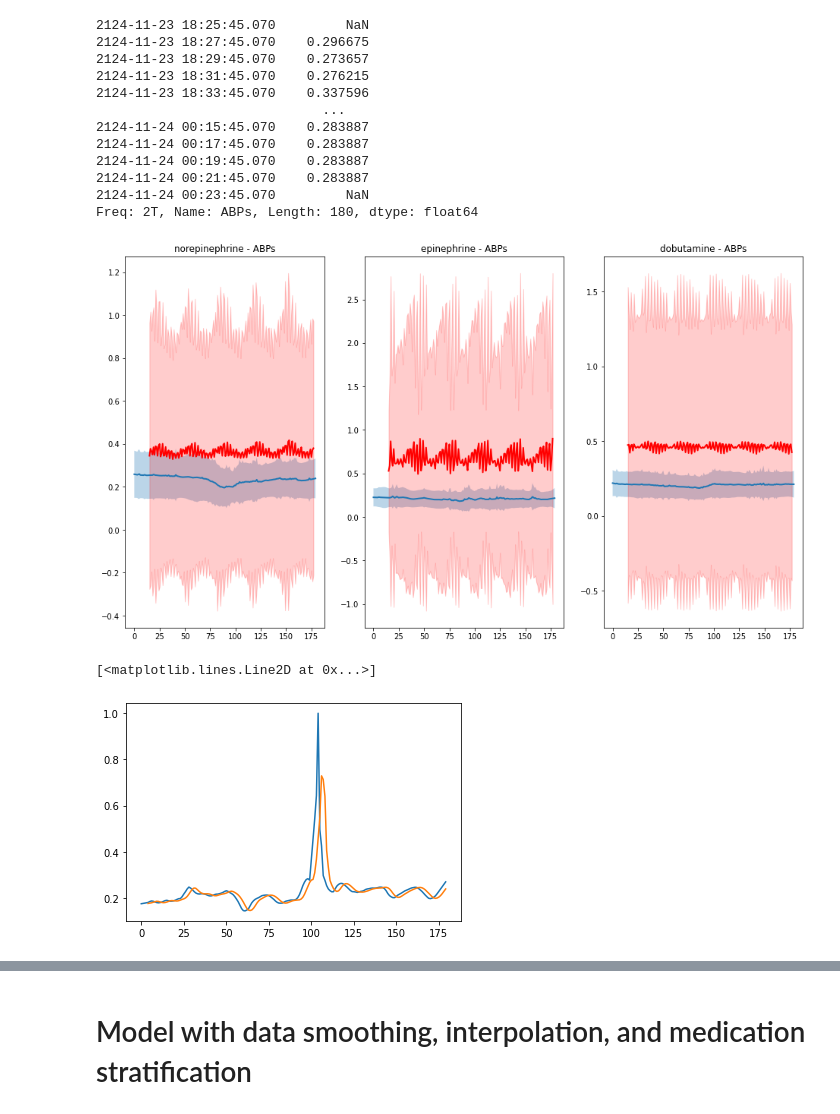
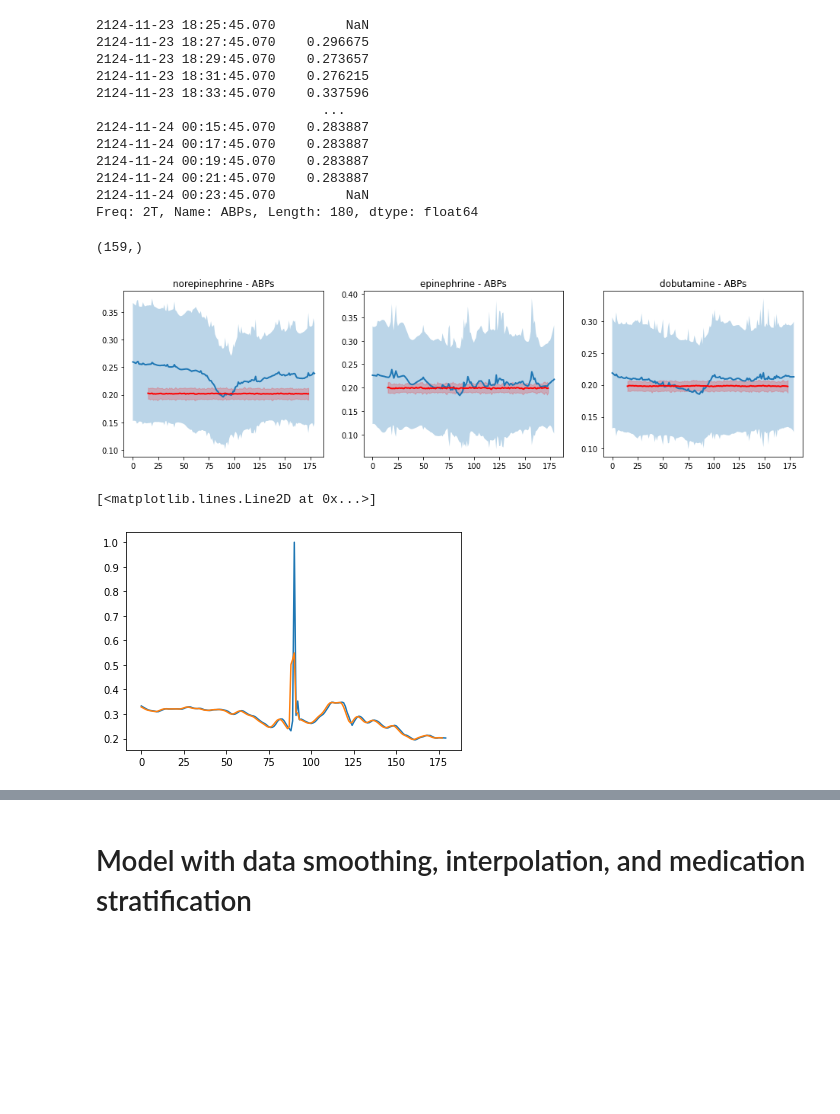
Before and after one commit to KaiWU17TUM/AnomalyDetectionWithPatientStateSpace, a Jupyter notebook: notebooks/EVAL_AE_trained_on_control_group.ipynb, the cells around one changed output, grey strips where cells are left out. Saved outputs shown, nothing was run; the diff lists cells and outputs as text; code cells hidden in the pictures; blank space fills up the shorter version.

Commit message:
modify AE predictor and iterative predictor

```diff
--- a/notebooks/EVAL_AE_trained_on_control_group.ipynb
+++ b/notebooks/EVAL_AE_trained_on_control_group.ipynb
@@ -771,7 +772,7 @@ def norm_numeric_data(data_num):
 
     return data_num
 # %%
-model_path_med_mono = 'models/MED_ITERATIVE_MONO/1input-35mono-3step-15-nedstep-0.1dropout-8-0.0005/version_0/'
+model_path_med_mono = 'models/MED_ITERATIVE_MONO/1input-35mono-7step-15-nedstep-0.1dropout-8-0.0005/version_1/'
 for file in os.listdir(model_path_med_mono):
     if '.ckpt' in file and 'val_loss' in file:
         model_file_med_mono = file
@@ -895,8 +882,12 @@ for idx, sample in tqdm(enumerate(dataset_test)):
     raw[np.where(raw==-1)] = np.nan
     data_raw[med].append(raw[None,:,4])
     data_pred[med].append(X_pred[idx][None,:])
+# %%
+X_pred[idx].shape
+# %% [output]
+(159,)
 # %%
-fig, ax = plt.subplots(1, 3, figsize=(16,9), sharex=True, sharey='col')
+fig, ax = plt.subplots(1, 3, figsize=(16,4), sharex=True, sharey='col')
 plt.subplots_adjust(hspace=.3, wspace=.2)
 physio_plot = [
     'HR',
@@ -914,40 +905,40 @@ for i, med in enumerate(MED_BENCHMARK[:3]):
     std_raw = np.nanstd(data, axis=0)
 
     pred = np.concatenate(data_pred[med], axis=0)
     mean = pred.mean(0)
     std = pred.std(0)
 
     for j, physio in enumerate(['ABPs']):
 #         idx_physio = PHYSIO_BENCHMARK.index(physio)
 
 
         ax[i].plot(mean_raw, linewidth=2);
         ax[i].fill_between(range(180),
                         mean_raw-std_raw,
                         mean_raw+std_raw,
                         alpha=.3)
 
 #         ax[i][j].plot(range(90), mean[:90,idx_physio], linewidth=2, color='r');
 #         ax[i][j].fill_between(range(90),
 #                         mean[:90,idx_physio]-std[:90,idx_physio],
 #                         mean[:90,idx_physio]+std[:90,idx_physio],
 #                         alpha=.1, color='r')
 
-        ax[i].plot(range(15,178), mean, linewidth=2, color='r');
-        ax[i].fill_between(range(15,178),
+        ax[i].plot(range(15,174), mean, linewidth=2, color='r');
+        ax[i].fill_between(range(15,174),
                         mean-std,
                         mean+std,
                         alpha=.2, color='r')
 
 
     #     ax.set_ylim(0.2, 0.4)
         ax[i].set_title(f'{med} - {physio}')
 # %% [output]
-[figure, old version]
+[figure, new version]
 # %%
 plt.plot(dataset_test[idx]['data'][:,4])
 plt.plot(dataset_test[idx]['data_regression'][:,4])
 # %% [output]
 [<matplotlib.lines.Line2D at 0x...>]
-[figure, old version]
+[figure, new version]
 # %%
```
Also changed, not shown: parts of 5 cells of this notebook, 8 other files.
